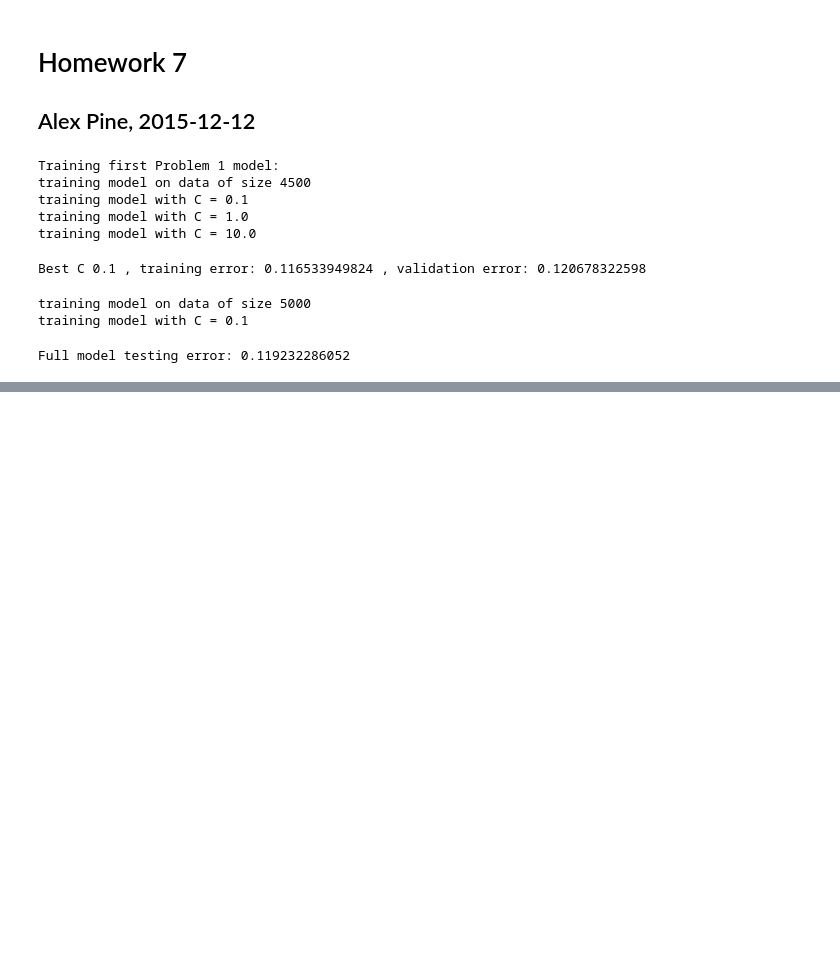
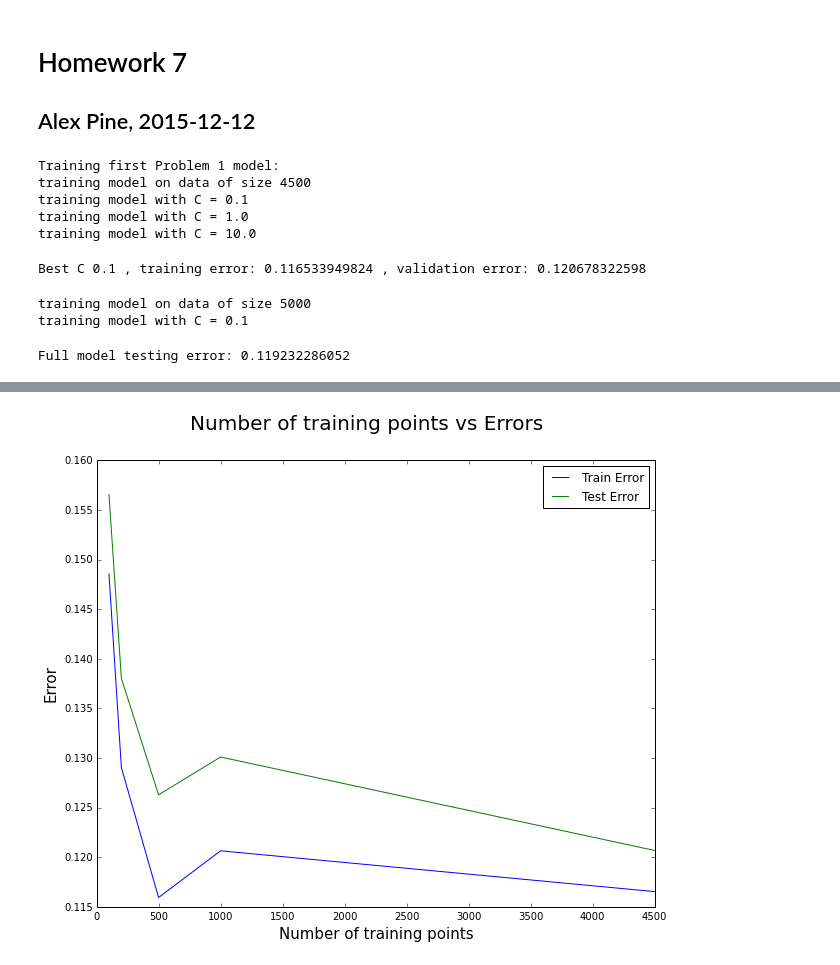
Before and after one commit to YueXX/inference, a Jupyter notebook: hw7/Homework 7.ipynb, the cells around one changed output, grey strips where cells are left out. Saved outputs shown, nothing was run; the diff lists cells and outputs as text; code cells hidden in the pictures; blank space fills up the shorter version.

```diff
--- a/hw7/Homework 7.ipynb
+++ b/hw7/Homework 7.ipynb
@@ -15,11 +15,13 @@ def read_input(data_dir, dataset_type):
     num_files = 5000 if dataset_type == 'train' else 1000
 
     X, y = [], []
+    sentences = []
     # Iterate over all the training sample files
     for f in [data_dir + "/Data/"+ dataset_type +"-%d.txt" % i
               for i in range(1, num_files+1)]:
         # Read each training sample file into 'data' variable
         data = pd.read_csv(f, header=None, quoting=3)
+        sentences.append(data[0])
         # Extract 'tag' field into 'labels'
         labels = data[1]
         # Extract feature fields into 'features'
@@ -42,7 +44,7 @@ def read_input(data_dir, dataset_type):
     # i^th binary feature is non-zero when the feature takes value 'i'.
     # n_values specifies the number of states each feature can take.
     X_encoded = [encoder.transform(x) for x in X]
-    return X, X_encoded, y
+    return X_encoded, y, sentences
 # %%
-X_train_orig, X_train_enc, y_train = read_input('ps7_data', 'train')
-X_test_orig, X_test_enc, y_test = read_input('ps7_data', 'test')
+X_train_enc, y_train, train_sentences = read_input('ps7_data', 'train')
+X_test_enc, y_test, test_sentences = read_input('ps7_data', 'test')
@@ -190,25 +149,23 @@ Full model testing error: 0.119232286052
 
 # Question 2
 
-%matplotlib inline
-
-import matplotlib.pyplot as plt
-
-
 def train_problem_two_models(X_train, y_train, X_test, y_test,
-                             prob_one_model_tuple):
+                             prob_one_num_train, prob_one_model_tuple):
     num_train_points_list = [100, 200, 500, 1000]
     model_tuples = train_models(X_train, y_train, num_train_points_list)
-
-    num_train_points_list.append(4500) # TODO arg?
-    model_error_pairs.append(prob_one_tuple)
+    num_train_points_list.append(prob_one_num_train)
+    model_tuples.append(prob_one_model_tuple)
 
     models = [tup[0] for tup in model_tuples]
     Cs = [tup[1] for tup in model_tuples]
     train_errors = [tup[2] for tup in model_tuples]
     test_errors = [1 - model.score(X_test, y_test) for model in models]
-    return zip(models, Cs, num_train_points_list, train_errors, test_errors)
+    return models, Cs, num_train_points_list, train_errors, test_errors
 # %%
+prob_one_num_train = 4500
+prob_one_model_tuple = prob_one_model, best_C, train_error, test_error
+
 problem_two_model_tuple = train_problem_two_models(
-    X_train, y_train, X_test, y_test, prob_one_model_tuple)
-models, Cs, num_train_points_list, train_errors, test_errors = *problem_two_model_tuple
+    X_train_enc, y_train, X_test_enc, y_test, prob_one_num_train, prob_one_model_tuple)
+
+models, Cs, num_train_points_list, train_errors, test_errors = problem_two_model_tuple
@@ -215,15 +189,21 @@ models, Cs, num_train_points_list, train_errors, test_errors = *problem_two_mode
 # %%
+%matplotlib inline
+
+import matplotlib.pyplot as plt
+
 def plot_errors(num_train_points_list, train_errors, test_errors):
     fig = plt.figure(1, figsize=(10, 8))
-    fig.subtitle('Number of training points vs Errors', fontsize=20)
+    fig.suptitle('Number of training points vs Errors', fontsize=20)
     plt.xlabel('Number of training points', fontsize=15)
     plt.ylabel('Error', fontsize=15)
     train_line, = plt.plot(num_train_points_list, train_errors)
     test_line, = plt.plot(num_train_points_list, test_errors)
     plt.legend([train_line, test_line],
-               ['Train Error', 'Test Error],
+               ['Train Error', 'Test Error'],
                loc='upper right')
     #TODOplt.yscale('log')
     plt.show()
 
 plot_errors(num_train_points_list, train_errors, test_errors)
+# %% [output]
+[figure, added]
```
Also changed, not shown: parts of 10 cells of this notebook.
